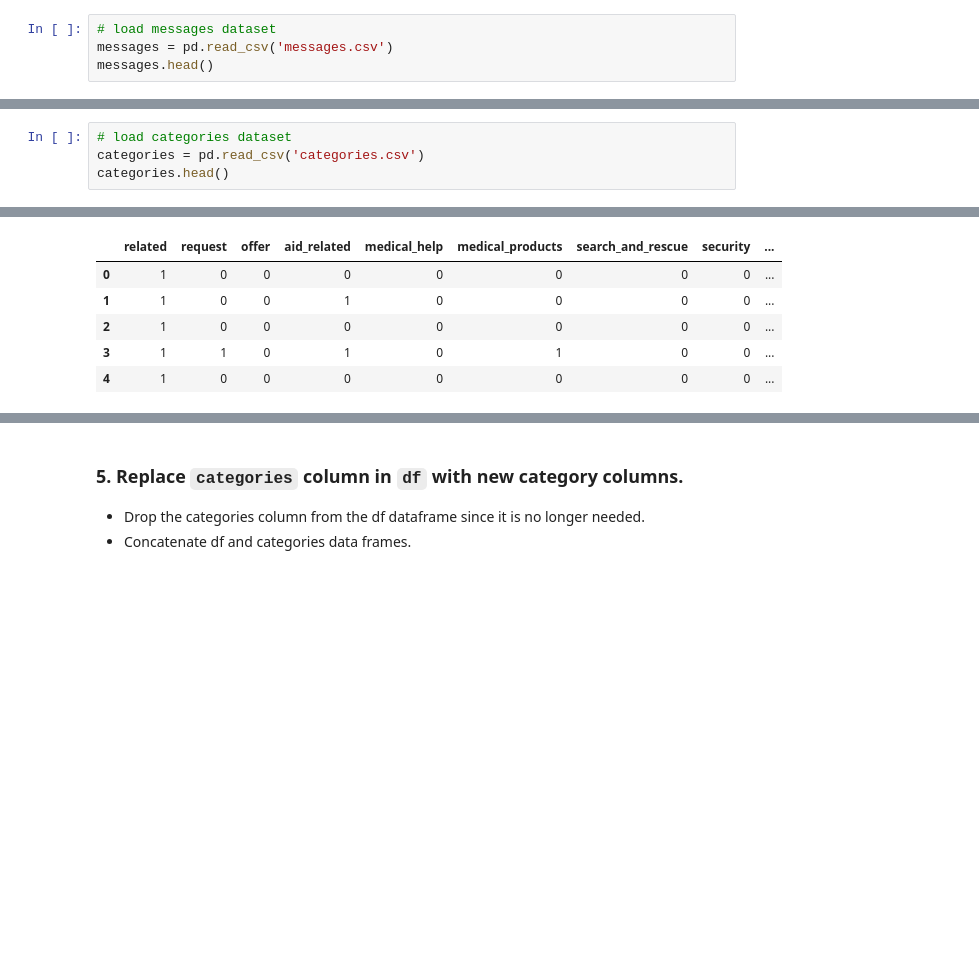
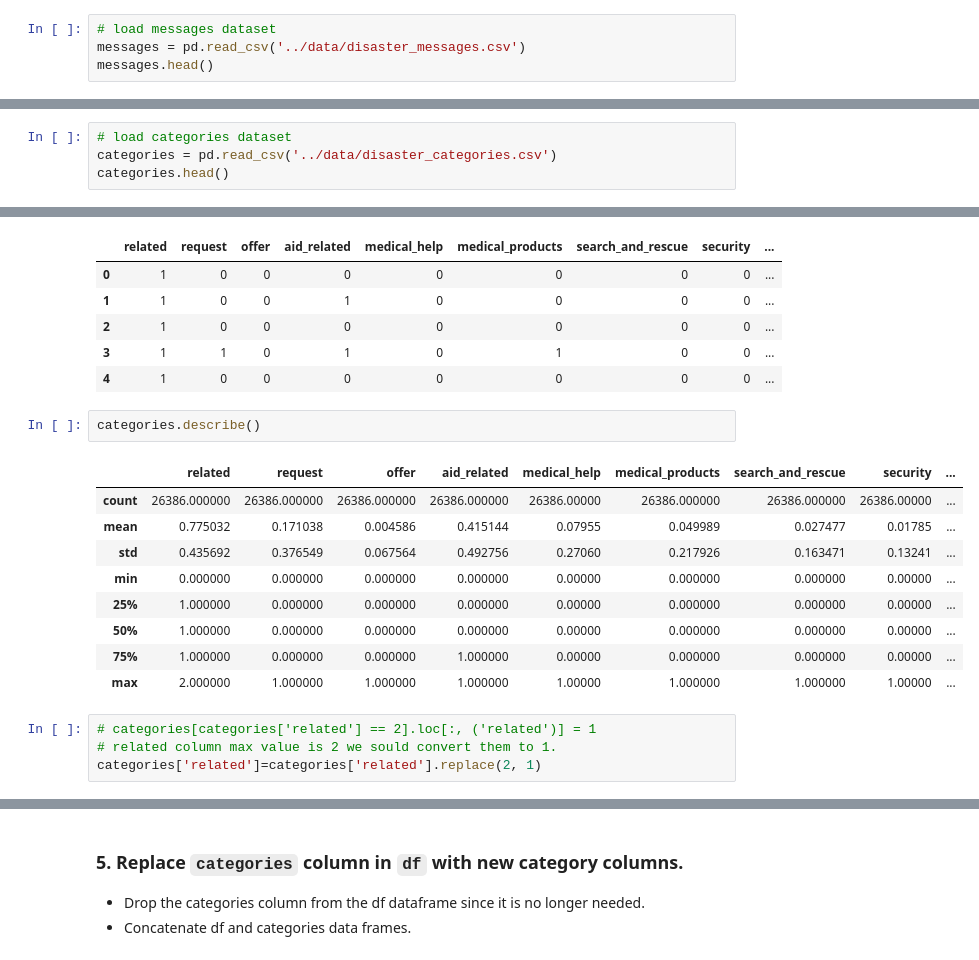
Before and after one commit to ariesra92/Disaster-Response-Pipeline, a Jupyter notebook: notebooks/ETL Pipeline Preparation.ipynb, the cells around one changed output, grey strips where cells are left out. Cells and saved outputs as stored; diff of their text form; blank space fills up the shorter version.

```diff
--- a/notebooks/ETL Pipeline Preparation.ipynb
+++ b/notebooks/ETL Pipeline Preparation.ipynb
@@ -18,7 +18,7 @@ pd.set_option('display.max_rows', None)  # or 1000
 pd.set_option('display.max_colwidth', None)  # or 199
 # %%
 # load messages dataset
-messages = pd.read_csv('messages.csv')
+messages = pd.read_csv('../data/disaster_messages.csv')
 messages.head()
 # %% [output]
 |  | id | message | original | genre |
@@ -43,7 +43,7 @@ dtypes: int64(1), object(3)
 memory usage: 820.4+ KB
 # %%
 # load categories dataset
-categories = pd.read_csv('categories.csv')
+categories = pd.read_csv('../data/disaster_categories.csv')
 categories.head()
 # %% [output]
 |  | id | categories |
@@ -153,3 +153,19 @@ categories.head()
 | 2 | 1 | 0 | 0 | 0 | 0 | 0 | 0 | 0 | ... |
 | 3 | 1 | 1 | 0 | 1 | 0 | 1 | 0 | 0 | ... |
 | 4 | 1 | 0 | 0 | 0 | 0 | 0 | 0 | 0 | ... |
+# %%
+categories.describe()
+# %% [output]
+|  | related | request | offer | aid_related | medical_help | medical_products | search_and_rescue | security | ... |
+| count | 26386.000000 | 26386.000000 | 26386.000000 | 26386.000000 | 26386.00000 | 26386.000000 | 26386.000000 | 26386.00000 | ... |
+| mean | 0.775032 | 0.171038 | 0.004586 | 0.415144 | 0.07955 | 0.049989 | 0.027477 | 0.01785 | ... |
+| std | 0.435692 | 0.376549 | 0.067564 | 0.492756 | 0.27060 | 0.217926 | 0.163471 | 0.13241 | ... |
+| min | 0.000000 | 0.000000 | 0.000000 | 0.000000 | 0.00000 | 0.000000 | 0.000000 | 0.00000 | ... |
+| 25% | 1.000000 | 0.000000 | 0.000000 | 0.000000 | 0.00000 | 0.000000 | 0.000000 | 0.00000 | ... |
+| 50% | 1.000000 | 0.000000 | 0.000000 | 0.000000 | 0.00000 | 0.000000 | 0.000000 | 0.00000 | ... |
+| 75% | 1.000000 | 0.000000 | 0.000000 | 1.000000 | 0.00000 | 0.000000 | 0.000000 | 0.00000 | ... |
+| max | 2.000000 | 1.000000 | 1.000000 | 1.000000 | 1.00000 | 1.000000 | 1.000000 | 1.00000 | ... |
+# %%
+# categories[categories['related'] == 2].loc[:, ('related')] = 1
+# related column max value is 2 we sould convert them to 1.
+categories['related']=categories['related'].replace(2, 1)
```
Also changed, not shown: parts of 2 cells of this notebook, 1 other file.
